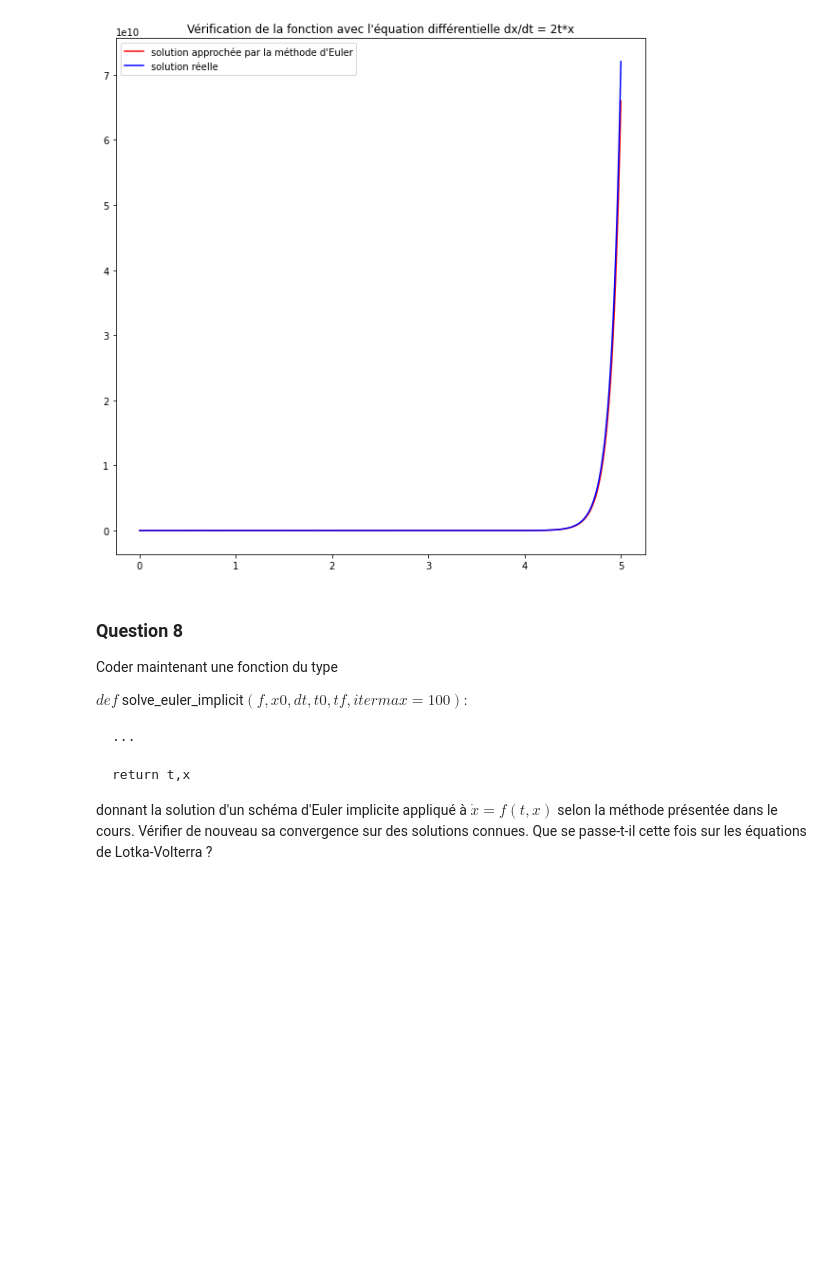
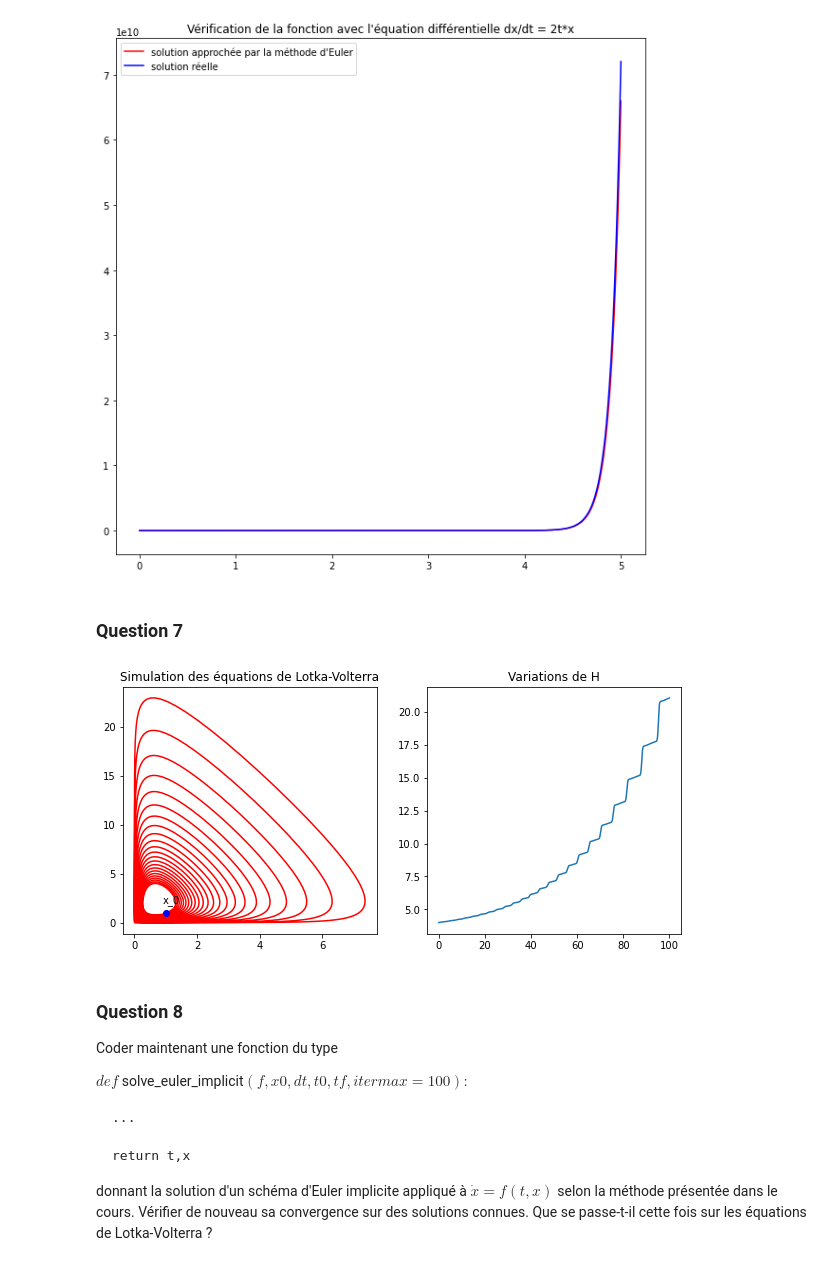
Before and after one commit to adrienmignot/projet_maths_info_chloevogeeeeeeeeeeeel, a Jupyter notebook: Projet_maths_info_2.ipynb, the cells around one changed output. Drawn from its saved outputs; the diff is of its cells as text; code cells hidden in the pictures; blank space fills up the shorter version.

```diff
--- a/Projet_maths_info_2.ipynb
+++ b/Projet_maths_info_2.ipynb
@@ -385,6 +382,29 @@ plt.legend(legend)
 plt.show()
 # %% [output]
 [figure]
+# %% [markdown]
+### Question 7
+# %%
+x0 = np.array([1.,1.])
+t0 = 0
+dt = 0.01
+tf = 100
+
+t,x = solve_euler_explicit(f,x0,dt,t0,tf)
+x1 = x[:,0]
+x2 = x[:,1]
+
+ax1 = plt.subplot(221)
+ax1.plot(x1,x2,color = 'red')
+ax1.plot(1.,1.,'bo')
+ax1.text(0.9,2,'x_0')
+plt.title("Simulation des équations de Lotka-Volterra")
+ax2 = plt.subplot(222)
+ax2.plot(t,H(x1,x2))
+plt.title("Variations de H")
+plt.show()
+# %% [output]
+[figure, added]
 # %% [markdown]
 ### Question 8
 
```
Also changed, not shown: parts of 14 cells of this notebook.
